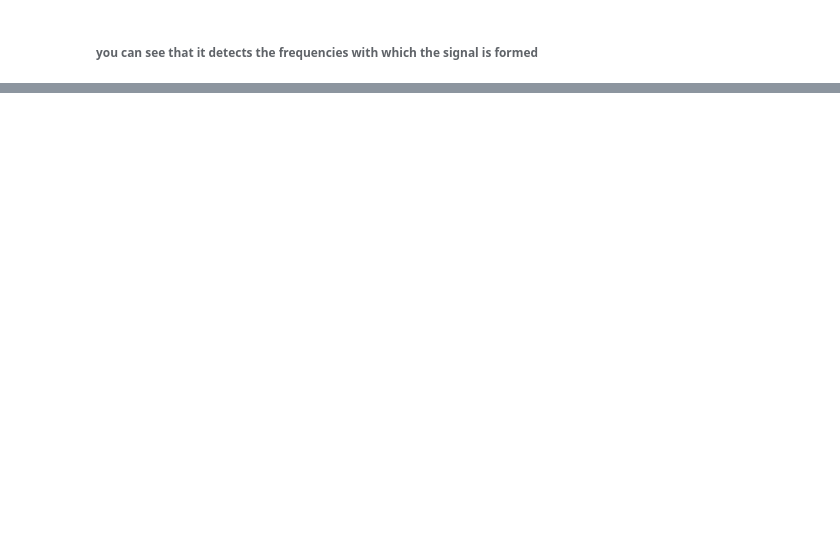
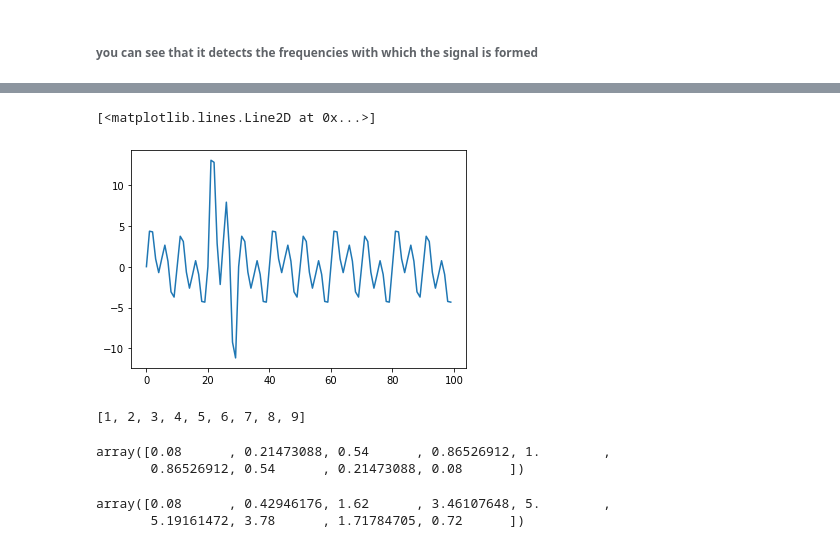
Before and after one commit to Ahmad-Abdalmageed/DSP_tasks-, a Jupyter notebook: Task2/Fourier Transfoms .ipynb, the cells around one changed output, grey strips where cells are left out. Saved outputs shown, nothing was run; the diff lists cells and outputs as text; code cells hidden in the pictures; blank space fills up the shorter version.

```diff
--- a/Task2/Fourier Transfoms .ipynb
+++ b/Task2/Fourier Transfoms .ipynb
@@ -79,0 +46,6 @@ plt.show()
+# %%
+band_test = np.concatenate((x[0:20], 3*x[20:30], x[30:]))
+plt.plot(band_test)
+# %% [output]
+[<matplotlib.lines.Line2D at 0x...>]
+[figure, added]
@@ -79,0 +55,14 @@ plt.show()
+# %%
+list(range(1, 10))
+# %% [output]
+[1, 2, 3, 4, 5, 6, 7, 8, 9]
+# %%
+np.hamming(9)
+# %% [output]
+array([0.08      , 0.21473088, 0.54      , 0.86526912, 1.        ,
+       0.86526912, 0.54      , 0.21473088, 0.08      ])
+# %%
+list(range(1, 10))*np.hamming(9)
+# %% [output]
+array([0.08      , 0.42946176, 1.62      , 3.46107648, 5.        ,
+       5.19161472, 3.78      , 1.71784705, 0.72      ])
```
Also changed, not shown: parts of 14 cells of this notebook, 2 other files.
